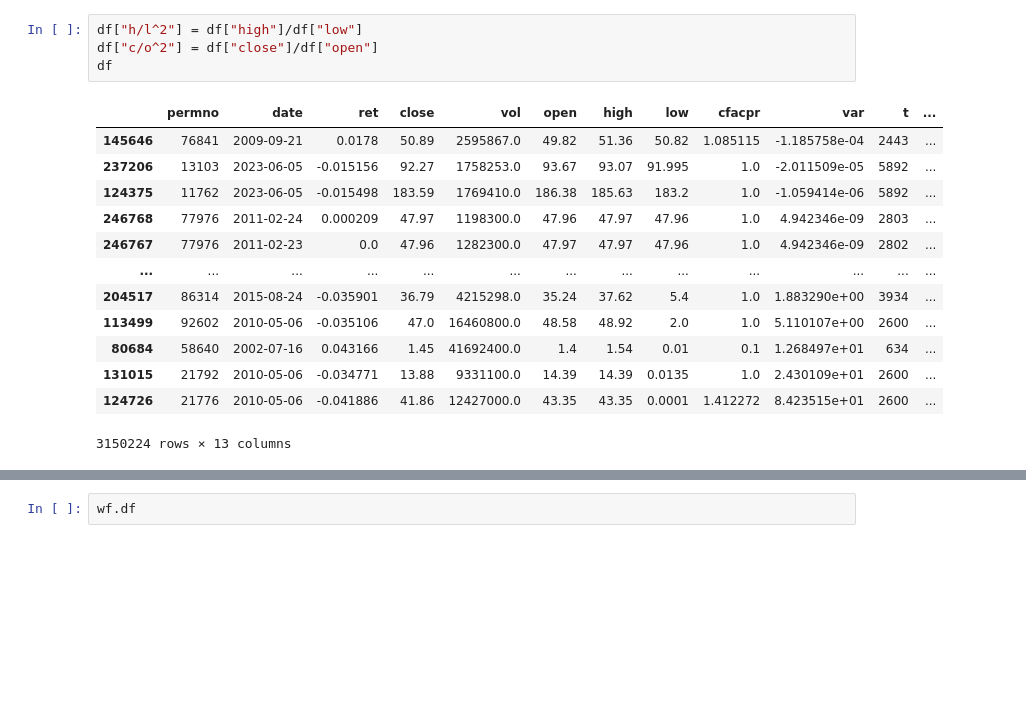
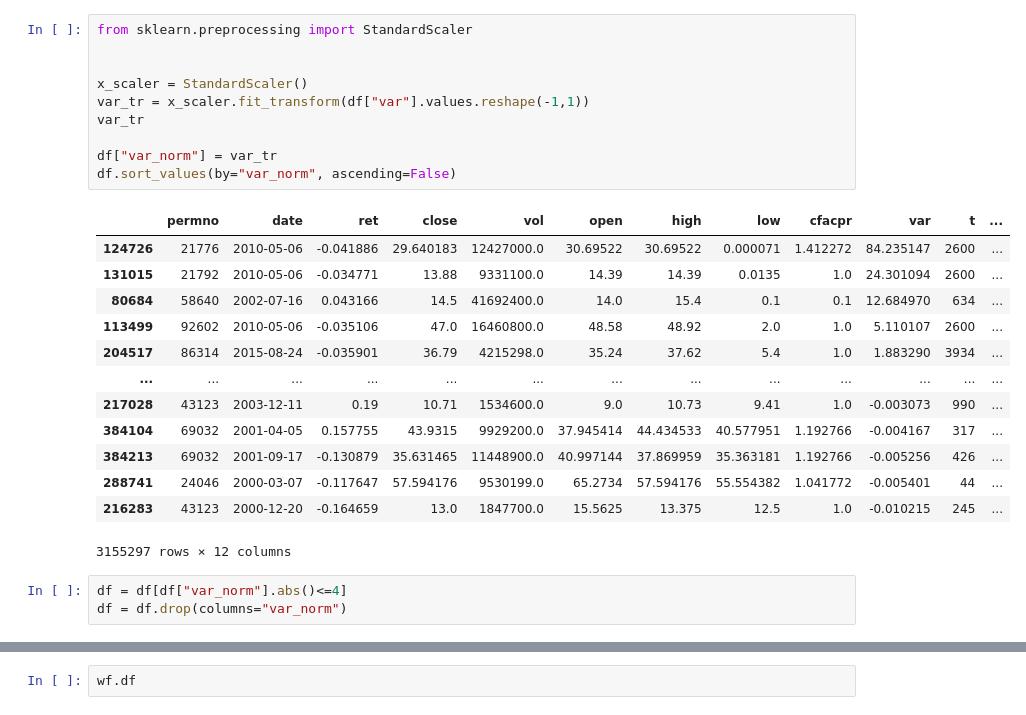
Before and after one commit to FedericoCortesi/finNN_code, a Jupyter notebook: src/pipeline/pipeline_test.ipynb, the cells around one changed output, grey strips where cells are left out. Saved outputs shown, nothing was run; the diff lists cells and outputs as text; blank space fills up the shorter version.

```diff
--- a/src/pipeline/pipeline_test.ipynb
+++ b/src/pipeline/pipeline_test.ipynb
@@ -37,20 +45,29 @@ df
-# %%
-df["h/l^2"] = df["high"]/df["low"]
-df["c/o^2"] = df["close"]/df["open"]
-df
-# %% [output]
-|  | permno | date | ret | close | vol | open | high | low | cfacpr | var | t | ... |
-| 145646 | 76841 | 2009-09-21 | 0.0178 | 50.89 | 2595867.0 | 49.82 | 51.36 | 50.82 | 1.085115 | -1.185758e-04 | 2443 | ... |
-| 237206 | 13103 | 2023-06-05 | -0.015156 | 92.27 | 1758253.0 | 93.67 | 93.07 | 91.995 | 1.0 | -2.011509e-05 | 5892 | ... |
-| 124375 | 11762 | 2023-06-05 | -0.015498 | 183.59 | 1769410.0 | 186.38 | 185.63 | 183.2 | 1.0 | -1.059414e-06 | 5892 | ... |
-| 246768 | 77976 | 2011-02-24 | 0.000209 | 47.97 | 1198300.0 | 47.96 | 47.97 | 47.96 | 1.0 | 4.942346e-09 | 2803 | ... |
-| 246767 | 77976 | 2011-02-23 | 0.0 | 47.96 | 1282300.0 | 47.97 | 47.97 | 47.96 | 1.0 | 4.942346e-09 | 2802 | ... |
-| ... | ... | ... | ... | ... | ... | ... | ... | ... | ... | ... | ... | ... |
-| 204517 | 86314 | 2015-08-24 | -0.035901 | 36.79 | 4215298.0 | 35.24 | 37.62 | 5.4 | 1.0 | 1.883290e+00 | 3934 | ... |
-| 113499 | 92602 | 2010-05-06 | -0.035106 | 47.0 | 16460800.0 | 48.58 | 48.92 | 2.0 | 1.0 | 5.110107e+00 | 2600 | ... |
-| 80684 | 58640 | 2002-07-16 | 0.043166 | 1.45 | 41692400.0 | 1.4 | 1.54 | 0.01 | 0.1 | 1.268497e+01 | 634 | ... |
-| 131015 | 21792 | 2010-05-06 | -0.034771 | 13.88 | 9331100.0 | 14.39 | 14.39 | 0.0135 | 1.0 | 2.430109e+01 | 2600 | ... |
-| 124726 | 21776 | 2010-05-06 | -0.041886 | 41.86 | 12427000.0 | 43.35 | 43.35 | 0.0001 | 1.412272 | 8.423515e+01 | 2600 | ... |
-3150224 rows × 13 columns
+# %%
+from sklearn.preprocessing import StandardScaler
+
+
+x_scaler = StandardScaler()
+var_tr = x_scaler.fit_transform(df["var"].values.reshape(-1,1))
+var_tr
+
+df["var_norm"] = var_tr
+df.sort_values(by="var_norm", ascending=False)
+# %% [output]
+|  | permno | date | ret | close | vol | open | high | low | cfacpr | var | t | ... |
+| 124726 | 21776 | 2010-05-06 | -0.041886 | 29.640183 | 12427000.0 | 30.69522 | 30.69522 | 0.000071 | 1.412272 | 84.235147 | 2600 | ... |
+| 131015 | 21792 | 2010-05-06 | -0.034771 | 13.88 | 9331100.0 | 14.39 | 14.39 | 0.0135 | 1.0 | 24.301094 | 2600 | ... |
+| 80684 | 58640 | 2002-07-16 | 0.043166 | 14.5 | 41692400.0 | 14.0 | 15.4 | 0.1 | 0.1 | 12.684970 | 634 | ... |
+| 113499 | 92602 | 2010-05-06 | -0.035106 | 47.0 | 16460800.0 | 48.58 | 48.92 | 2.0 | 1.0 | 5.110107 | 2600 | ... |
+| 204517 | 86314 | 2015-08-24 | -0.035901 | 36.79 | 4215298.0 | 35.24 | 37.62 | 5.4 | 1.0 | 1.883290 | 3934 | ... |
+| ... | ... | ... | ... | ... | ... | ... | ... | ... | ... | ... | ... | ... |
+| 217028 | 43123 | 2003-12-11 | 0.19 | 10.71 | 1534600.0 | 9.0 | 10.73 | 9.41 | 1.0 | -0.003073 | 990 | ... |
+| 384104 | 69032 | 2001-04-05 | 0.157755 | 43.9315 | 9929200.0 | 37.945414 | 44.434533 | 40.577951 | 1.192766 | -0.004167 | 317 | ... |
+| 384213 | 69032 | 2001-09-17 | -0.130879 | 35.631465 | 11448900.0 | 40.997144 | 37.869959 | 35.363181 | 1.192766 | -0.005256 | 426 | ... |
+| 288741 | 24046 | 2000-03-07 | -0.117647 | 57.594176 | 9530199.0 | 65.2734 | 57.594176 | 55.554382 | 1.041772 | -0.005401 | 44 | ... |
+| 216283 | 43123 | 2000-12-20 | -0.164659 | 13.0 | 1847700.0 | 15.5625 | 13.375 | 12.5 | 1.0 | -0.010215 | 245 | ... |
+3155297 rows × 12 columns
+# %%
+df = df[df["var_norm"].abs()<=4]
+df = df.drop(columns="var_norm")
 # %%
 wf = WFCVGenerator(cfg.walkforward)
```
Also changed, not shown: parts of 9 cells of this notebook, 4 other files.
